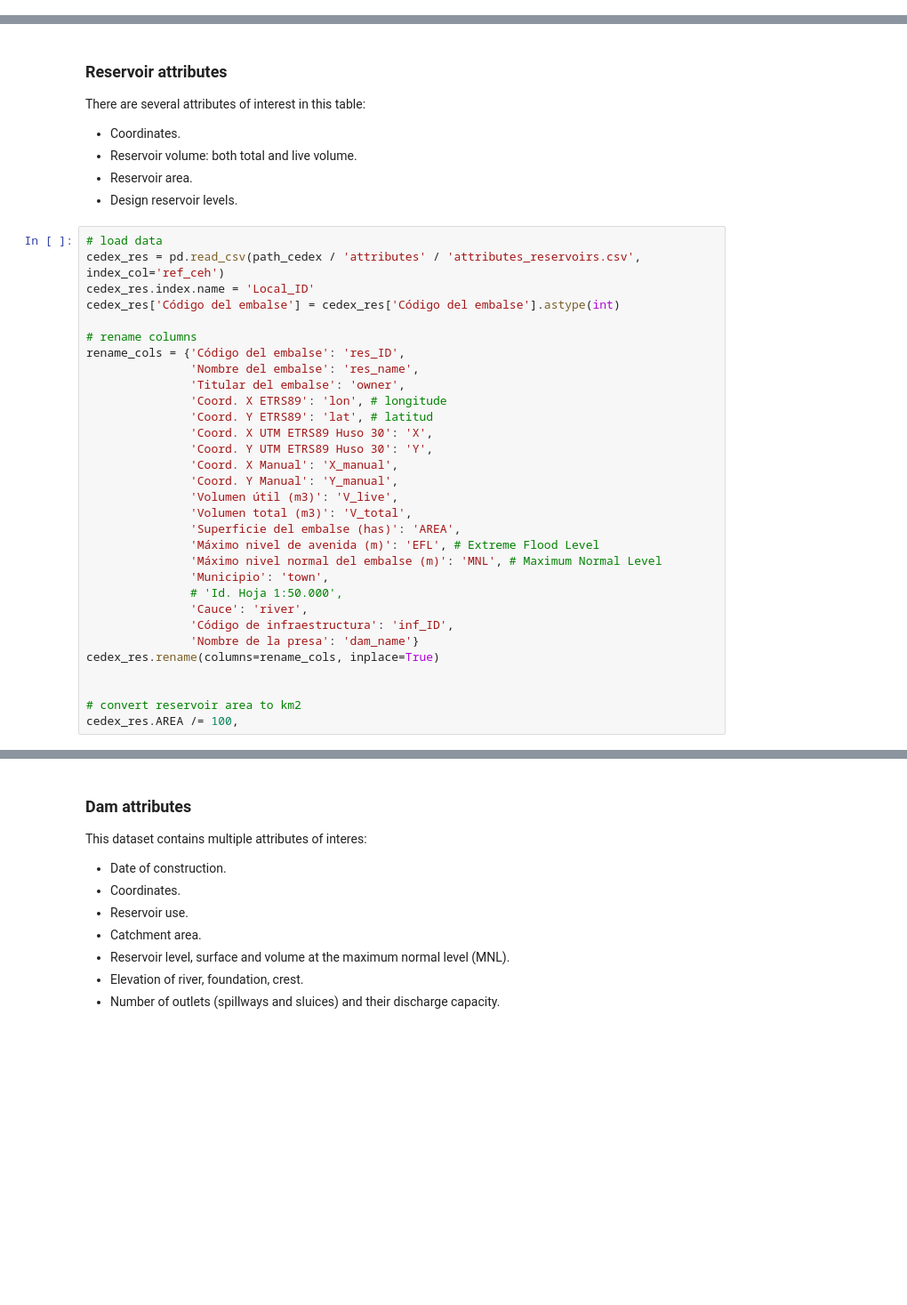
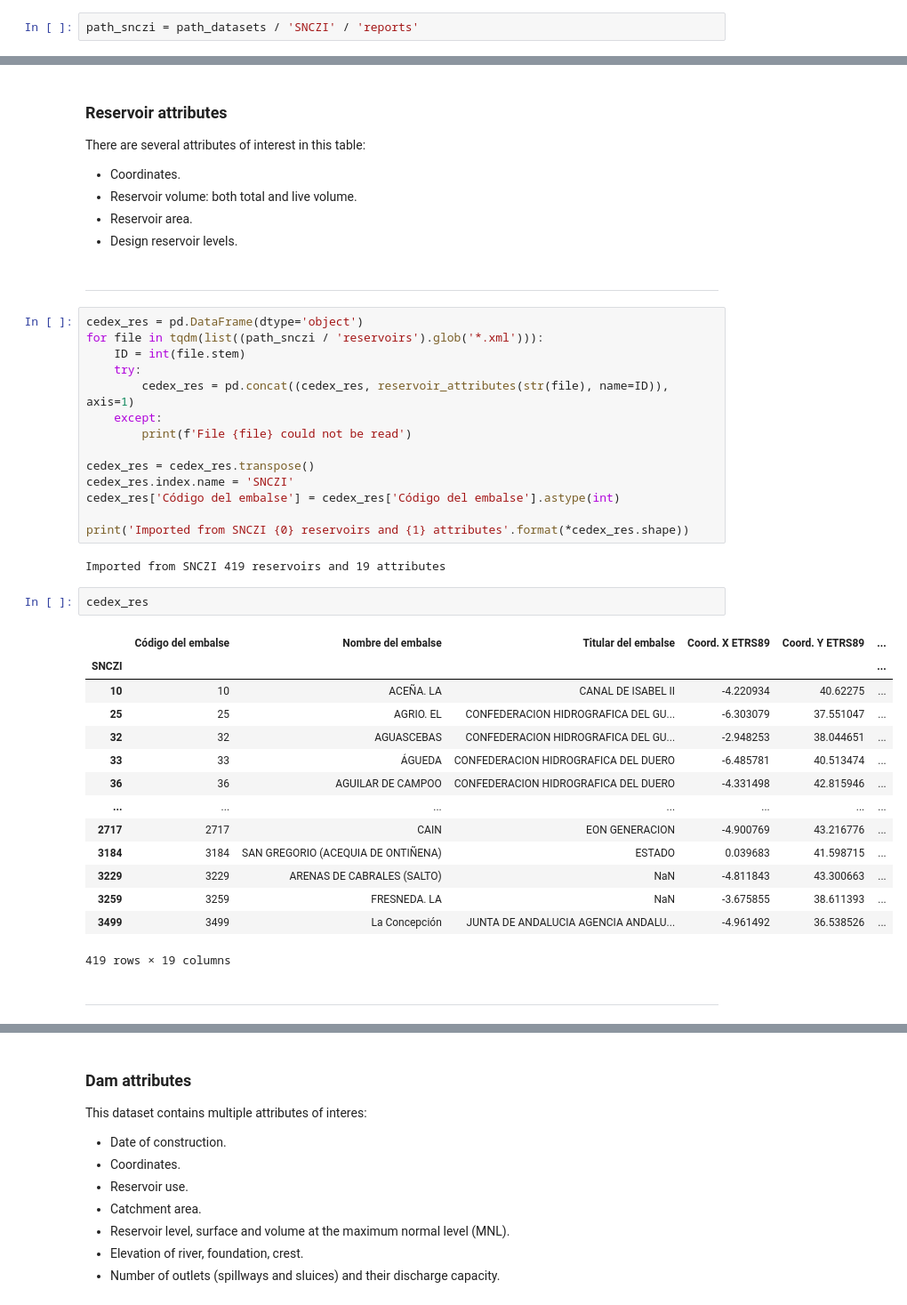
Before and after one commit to casadoj/lisflood-water_bodies, a Jupyter notebook: notebook/ResOpsES_attributes.ipynb, the cells around one changed output, grey strips where cells are left out. Shown at 89% size. Cells and saved outputs as stored; diff of their text form; blank space fills up the shorter version.

```diff
--- a/notebook/ResOpsES_attributes.ipynb
+++ b/notebook/ResOpsES_attributes.ipynb
@@ -42,6 +44,8 @@ path_ResOpsES = path_datasets / 'reservoirs' / 'ResOpsES'
 
 path_out = path_ResOpsES / 'attributes'
 path_out.mkdir(parents=True, exist_ok=True)
+# %%
+path_snczi = path_datasets / 'SNCZI' / 'reports'
 # %% [markdown]
 ## Hydrological Data Colection Centre (HDCC)
 # %% [markdown]
@@ -116,34 +130,40 @@ There are several attributes of interest in this table:
 * Reservoir volume: both total and live volume.
 * Reservoir area.
 * Design reservoir levels.
-# %%
-# load data
-cedex_res = pd.read_csv(path_cedex / 'attributes' / 'attributes_reservoirs.csv', index_col='ref_ceh')
-cedex_res.index.name = 'Local_ID'
-cedex_res['Código del embalse'] = cedex_res['Código del embalse'].astype(int)
-
-# rename columns
-rename_cols = {'Código del embalse': 'res_ID',
-               'Nombre del embalse': 'res_name',
-               'Titular del embalse': 'owner',
-               'Coord. X ETRS89': 'lon', # longitude
-               'Coord. Y ETRS89': 'lat', # latitud
-               'Coord. X UTM ETRS89 Huso 30': 'X',
-               'Coord. Y UTM ETRS89 Huso 30': 'Y',
-               'Coord. X Manual': 'X_manual',
-               'Coord. Y Manual': 'Y_manual',
-               'Volumen útil (m3)': 'V_live',
-               'Volumen total (m3)': 'V_total',
-               'Superficie del embalse (has)': 'AREA',
-               'Máximo nivel de avenida (m)': 'EFL', # Extreme Flood Level
-               'Máximo nivel normal del embalse (m)': 'MNL', # Maximum Normal Level
-               'Municipio': 'town',
-               # 'Id. Hoja 1:50.000',
-               'Cauce': 'river',
-               'Código de infraestructura': 'inf_ID',
-               'Nombre de la presa': 'dam_name'}
-cedex_res.rename(columns=rename_cols, inplace=True)
-
-
-# convert reservoir area to km2
-cedex_res.AREA /= 100,
+# %% [markdown]
+***
+# %%
+cedex_res = pd.DataFrame(dtype='object')
+for file in tqdm(list((path_snczi / 'reservoirs').glob('*.xml'))):
+    ID = int(file.stem)
+    try:
+        cedex_res = pd.concat((cedex_res, reservoir_attributes(str(file), name=ID)), axis=1)
+    except:
+        print(f'File {file} could not be read')
+
+cedex_res = cedex_res.transpose()
+cedex_res.index.name = 'SNCZI'
+cedex_res['Código del embalse'] = cedex_res['Código del embalse'].astype(int)
+
+print('Imported from SNCZI {0} reservoirs and {1} attributes'.format(*cedex_res.shape))
+# %% [output]
+Imported from SNCZI 419 reservoirs and 19 attributes
+# %%
+cedex_res
+# %% [output]
+|  | Código del embalse | Nombre del embalse | Titular del embalse | Coord. X ETRS89 | Coord. Y ETRS89 | ... |
+| SNCZI |  |  |  |  |  | ... |
+| 10 | 10 | ACEÑA. LA | CANAL DE ISABEL II | -4.220934 | 40.62275 | ... |
+| 25 | 25 | AGRIO. EL | CONFEDERACION HIDROGRAFICA DEL GU... | -6.303079 | 37.551047 | ... |
+| 32 | 32 | AGUASCEBAS | CONFEDERACION HIDROGRAFICA DEL GU... | -2.948253 | 38.044651 | ... |
+| 33 | 33 | ÁGUEDA | CONFEDERACION HIDROGRAFICA DEL DUERO | -6.485781 | 40.513474 | ... |
+| 36 | 36 | AGUILAR DE CAMPOO | CONFEDERACION HIDROGRAFICA DEL DUERO | -4.331498 | 42.815946 | ... |
+| ... | ... | ... | ... | ... | ... | ... |
+| 2717 | 2717 | CAIN | EON GENERACION | -4.900769 | 43.216776 | ... |
+| 3184 | 3184 | SAN GREGORIO (ACEQUIA DE ONTIÑENA) | ESTADO | 0.039683 | 41.598715 | ... |
+| 3229 | 3229 | ARENAS DE CABRALES (SALTO) | NaN | -4.811843 | 43.300663 | ... |
+| 3259 | 3259 | FRESNEDA. LA | NaN | -3.675855 | 38.611393 | ... |
+| 3499 | 3499 | La Concepción | JUNTA DE ANDALUCIA AGENCIA ANDALU... | -4.961492 | 36.538526 | ... |
+419 rows × 19 columns
+# %% [markdown]
+***
```
Also changed, not shown: parts of 26 cells of this notebook.
